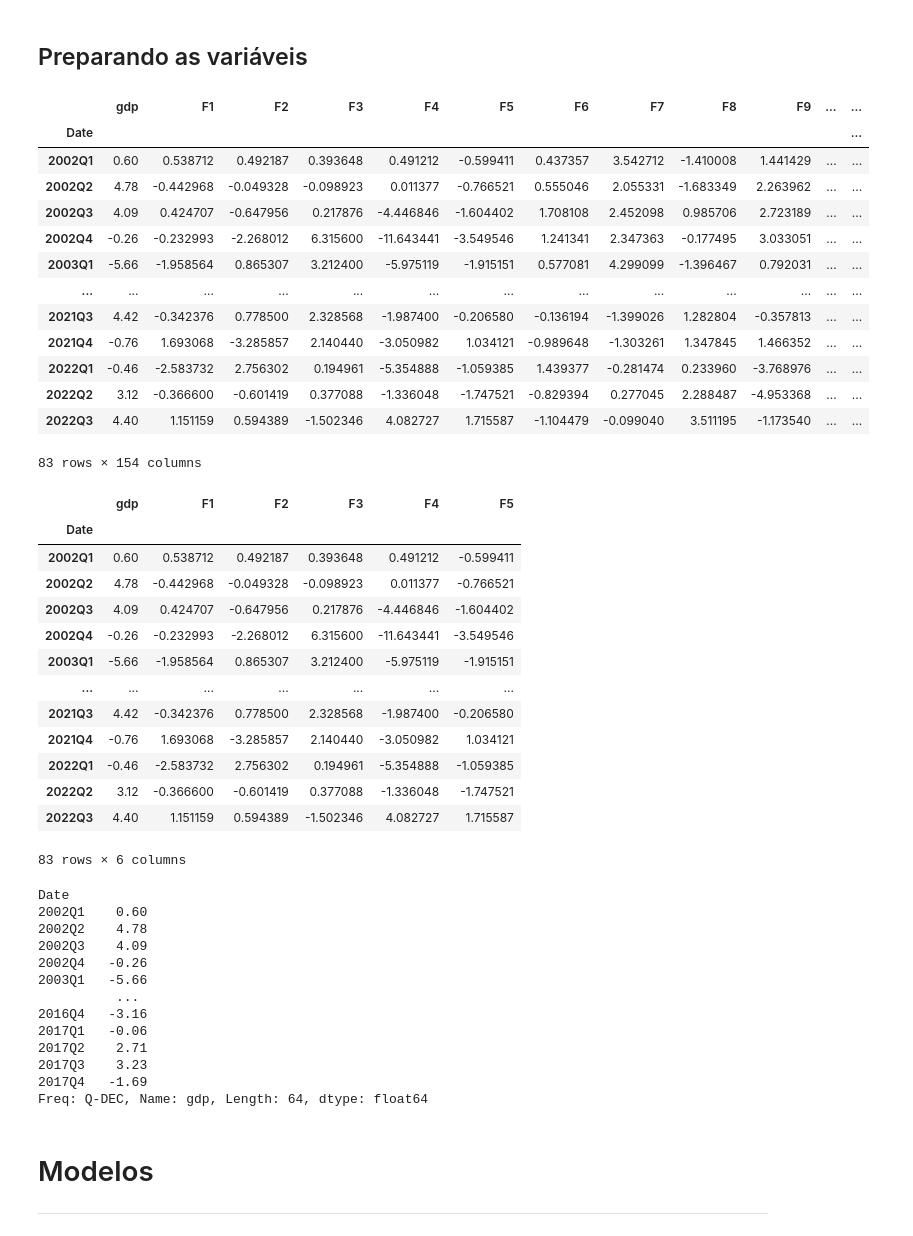
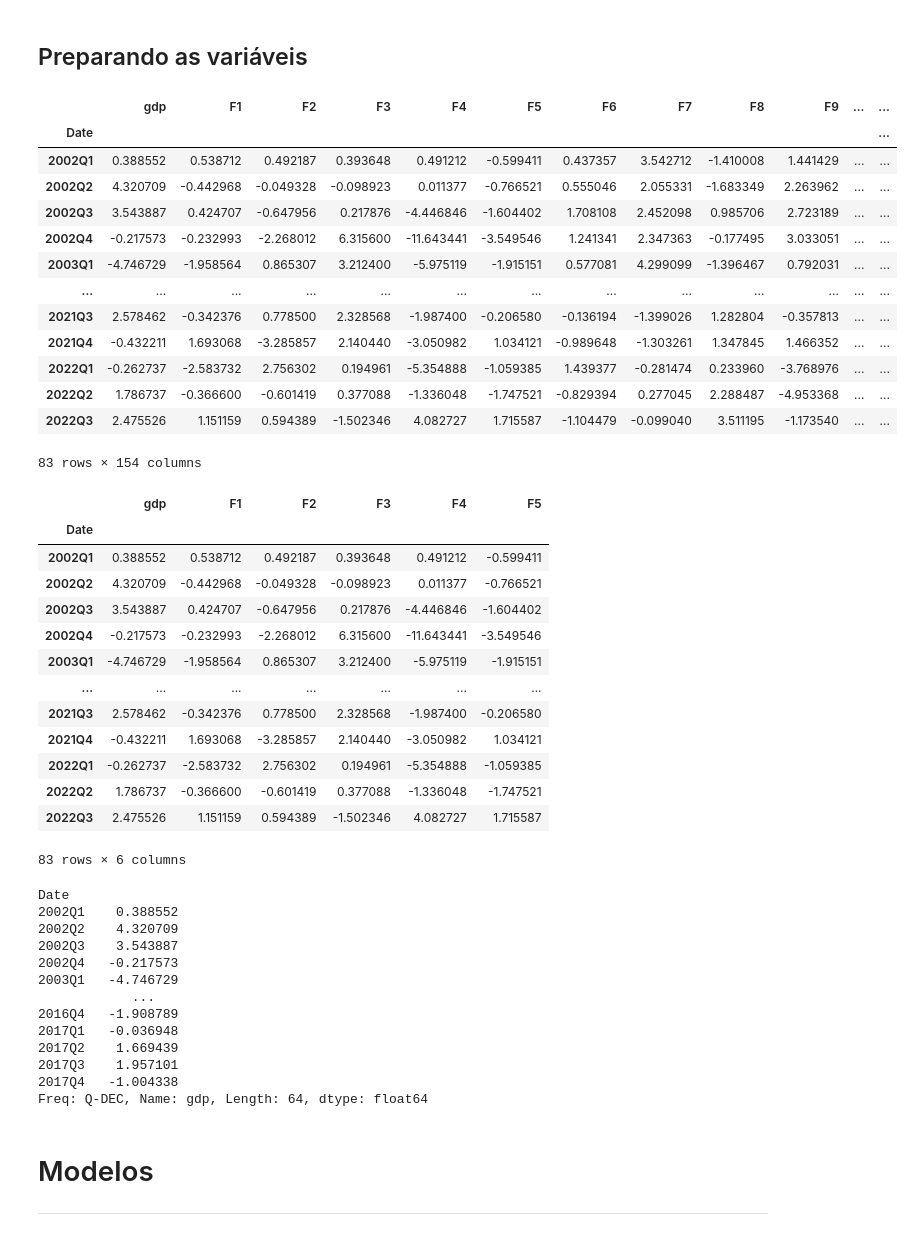
Before and after one commit to Allisterh/nowcasting_gdpbr, a Jupyter notebook: methodologies/dfm_model/dfm_ols.ipynb, the cells around one changed output. Cells and saved outputs as stored; diff of their text form; code cells hidden in the pictures.

```diff
--- a/methodologies/dfm_model/dfm_ols.ipynb
+++ b/methodologies/dfm_model/dfm_ols.ipynb
@@ -71,25 +74,26 @@ data_pca
 # %%
 # Agrupando os fatores pela média para ficar na mesma frequência do PIB e preenchendo a primeira observação do PIB com a mediana
 
 qdata_pca = (data_pca.groupby(pd.PeriodIndex(data_pca.index, freq = 'Q'), axis = 0)).mean()
 # qdata_pca.to_csv('../../data/qdata_tfpca.csv')
 new_data = pd.merge(qgdp, qdata_pca, how='inner', left_index=True, right_index=True)
 new_data.gdp.fillna(new_data.gdp.median(), inplace = True)
+new_data['gdp'] = new_data['gdp'] * 100
 new_data
 # %% [output]
 |  | gdp | F1 | F2 | F3 | F4 | F5 | F6 | F7 | F8 | F9 | ... | ... |
 | Date |  |  |  |  |  |  |  |  |  |  |  | ... |
-| 2002Q1 | 0.60 | 0.538712 | 0.492187 | 0.393648 | 0.491212 | -0.599411 | 0.437357 | 3.542712 | -1.410008 | 1.441429 | ... | ... |
-| 2002Q2 | 4.78 | -0.442968 | -0.049328 | -0.098923 | 0.011377 | -0.766521 | 0.555046 | 2.055331 | -1.683349 | 2.263962 | ... | ... |
-| 2002Q3 | 4.09 | 0.424707 | -0.647956 | 0.217876 | -4.446846 | -1.604402 | 1.708108 | 2.452098 | 0.985706 | 2.723189 | ... | ... |
-| 2002Q4 | -0.26 | -0.232993 | -2.268012 | 6.315600 | -11.643441 | -3.549546 | 1.241341 | 2.347363 | -0.177495 | 3.033051 | ... | ... |
-| 2003Q1 | -5.66 | -1.958564 | 0.865307 | 3.212400 | -5.975119 | -1.915151 | 0.577081 | 4.299099 | -1.396467 | 0.792031 | ... | ... |
+| 2002Q1 | 0.388552 | 0.538712 | 0.492187 | 0.393648 | 0.491212 | -0.599411 | 0.437357 | 3.542712 | -1.410008 | 1.441429 | ... | ... |
+| 2002Q2 | 4.320709 | -0.442968 | -0.049328 | -0.098923 | 0.011377 | -0.766521 | 0.555046 | 2.055331 | -1.683349 | 2.263962 | ... | ... |
+| 2002Q3 | 3.543887 | 0.424707 | -0.647956 | 0.217876 | -4.446846 | -1.604402 | 1.708108 | 2.452098 | 0.985706 | 2.723189 | ... | ... |
+| 2002Q4 | -0.217573 | -0.232993 | -2.268012 | 6.315600 | -11.643441 | -3.549546 | 1.241341 | 2.347363 | -0.177495 | 3.033051 | ... | ... |
+| 2003Q1 | -4.746729 | -1.958564 | 0.865307 | 3.212400 | -5.975119 | -1.915151 | 0.577081 | 4.299099 | -1.396467 | 0.792031 | ... | ... |
 | ... | ... | ... | ... | ... | ... | ... | ... | ... | ... | ... | ... | ... |
-| 2021Q3 | 4.42 | -0.342376 | 0.778500 | 2.328568 | -1.987400 | -0.206580 | -0.136194 | -1.399026 | 1.282804 | -0.357813 | ... | ... |
-| 2021Q4 | -0.76 | 1.693068 | -3.285857 | 2.140440 | -3.050982 | 1.034121 | -0.989648 | -1.303261 | 1.347845 | 1.466352 | ... | ... |
-| 2022Q1 | -0.46 | -2.583732 | 2.756302 | 0.194961 | -5.354888 | -1.059385 | 1.439377 | -0.281474 | 0.233960 | -3.768976 | ... | ... |
-| 2022Q2 | 3.12 | -0.366600 | -0.601419 | 0.377088 | -1.336048 | -1.747521 | -0.829394 | 0.277045 | 2.288487 | -4.953368 | ... | ... |
-| 2022Q3 | 4.40 | 1.151159 | 0.594389 | -1.502346 | 4.082727 | 1.715587 | -1.104479 | -0.099040 | 3.511195 | -1.173540 | ... | ... |
+| 2021Q3 | 2.578462 | -0.342376 | 0.778500 | 2.328568 | -1.987400 | -0.206580 | -0.136194 | -1.399026 | 1.282804 | -0.357813 | ... | ... |
+| 2021Q4 | -0.432211 | 1.693068 | -3.285857 | 2.140440 | -3.050982 | 1.034121 | -0.989648 | -1.303261 | 1.347845 | 1.466352 | ... | ... |
+| 2022Q1 | -0.262737 | -2.583732 | 2.756302 | 0.194961 | -5.354888 | -1.059385 | 1.439377 | -0.281474 | 0.233960 | -3.768976 | ... | ... |
+| 2022Q2 | 1.786737 | -0.366600 | -0.601419 | 0.377088 | -1.336048 | -1.747521 | -0.829394 | 0.277045 | 2.288487 | -4.953368 | ... | ... |
+| 2022Q3 | 2.475526 | 1.151159 | 0.594389 | -1.502346 | 4.082727 | 1.715587 | -1.104479 | -0.099040 | 3.511195 | -1.173540 | ... | ... |
 83 rows × 154 columns
 # %%
 new_data_5fac = new_data[['gdp', 'F1', 'F2', 'F3', 'F4', 'F5']].copy()
@@ -97,17 +101,17 @@ new_data_5fac
 # %% [output]
 |  | gdp | F1 | F2 | F3 | F4 | F5 |
 | Date |  |  |  |  |  |  |
-| 2002Q1 | 0.60 | 0.538712 | 0.492187 | 0.393648 | 0.491212 | -0.599411 |
-| 2002Q2 | 4.78 | -0.442968 | -0.049328 | -0.098923 | 0.011377 | -0.766521 |
-| 2002Q3 | 4.09 | 0.424707 | -0.647956 | 0.217876 | -4.446846 | -1.604402 |
-| 2002Q4 | -0.26 | -0.232993 | -2.268012 | 6.315600 | -11.643441 | -3.549546 |
-| 2003Q1 | -5.66 | -1.958564 | 0.865307 | 3.212400 | -5.975119 | -1.915151 |
+| 2002Q1 | 0.388552 | 0.538712 | 0.492187 | 0.393648 | 0.491212 | -0.599411 |
+| 2002Q2 | 4.320709 | -0.442968 | -0.049328 | -0.098923 | 0.011377 | -0.766521 |
+| 2002Q3 | 3.543887 | 0.424707 | -0.647956 | 0.217876 | -4.446846 | -1.604402 |
+| 2002Q4 | -0.217573 | -0.232993 | -2.268012 | 6.315600 | -11.643441 | -3.549546 |
+| 2003Q1 | -4.746729 | -1.958564 | 0.865307 | 3.212400 | -5.975119 | -1.915151 |
 | ... | ... | ... | ... | ... | ... | ... |
-| 2021Q3 | 4.42 | -0.342376 | 0.778500 | 2.328568 | -1.987400 | -0.206580 |
-| 2021Q4 | -0.76 | 1.693068 | -3.285857 | 2.140440 | -3.050982 | 1.034121 |
-| 2022Q1 | -0.46 | -2.583732 | 2.756302 | 0.194961 | -5.354888 | -1.059385 |
-| 2022Q2 | 3.12 | -0.366600 | -0.601419 | 0.377088 | -1.336048 | -1.747521 |
-| 2022Q3 | 4.40 | 1.151159 | 0.594389 | -1.502346 | 4.082727 | 1.715587 |
+| 2021Q3 | 2.578462 | -0.342376 | 0.778500 | 2.328568 | -1.987400 | -0.206580 |
+| 2021Q4 | -0.432211 | 1.693068 | -3.285857 | 2.140440 | -3.050982 | 1.034121 |
+| 2022Q1 | -0.262737 | -2.583732 | 2.756302 | 0.194961 | -5.354888 | -1.059385 |
+| 2022Q2 | 1.786737 | -0.366600 | -0.601419 | 0.377088 | -1.336048 | -1.747521 |
+| 2022Q3 | 2.475526 | 1.151159 | 0.594389 | -1.502346 | 4.082727 | 1.715587 |
 83 rows × 6 columns
 # %%
 # train and test dates
@@ -135,17 +139,17 @@ y_test = test['gdp']
 y_train
 # %% [output]
 Date
-2002Q1    0.60
-2002Q2    4.78
-2002Q3    4.09
-2002Q4   -0.26
-2003Q1   -5.66
-          ...
-2016Q4   -3.16
-2017Q1   -0.06
-2017Q2    2.71
-2017Q3    3.23
-2017Q4   -1.69
+2002Q1    0.388552
+2002Q2    4.320709
+2002Q3    3.543887
+2002Q4   -0.217573
+2003Q1   -4.746729
+            ...
+2016Q4   -1.908789
+2017Q1   -0.036948
+2017Q2    1.669439
+2017Q3    1.957101
+2017Q4   -1.004338
 Freq: Q-DEC, Name: gdp, Length: 64, dtype: float64
 # %% [markdown]
 # Modelos
```
Also changed, not shown: parts of 45 cells of this notebook, 2 other files.
